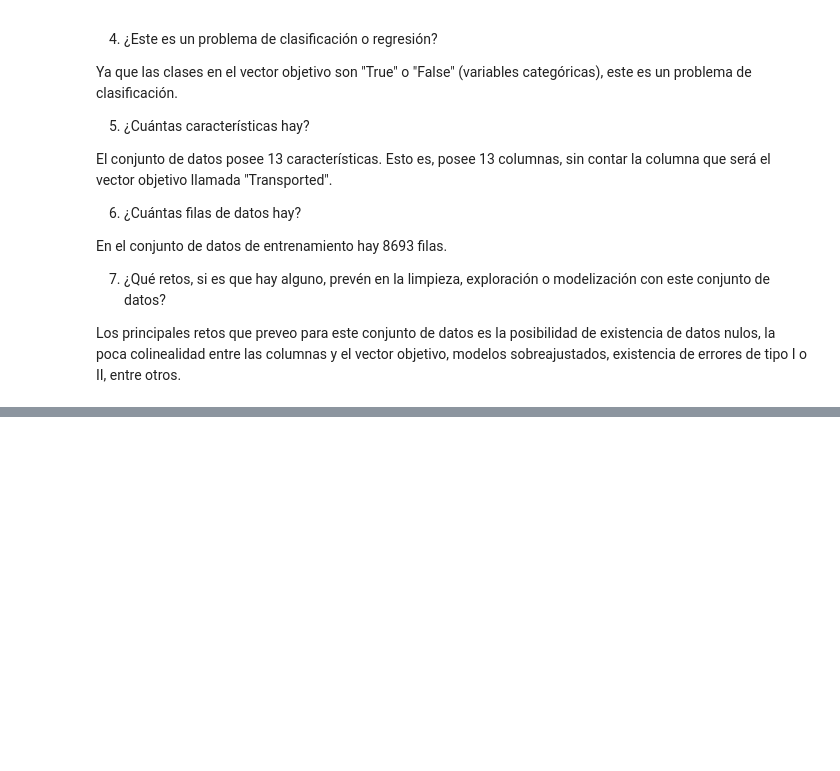
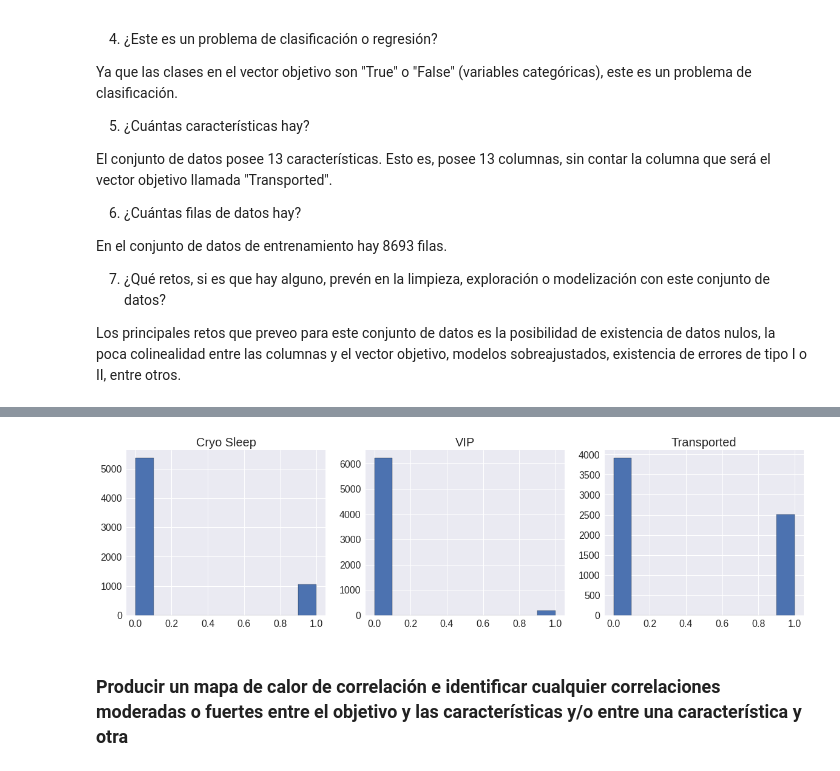
Before and after one commit to Katerine-Chanci-Echeverri/Project-2---Spaceship-Titanic, a Jupyter notebook: Proyecto2_Spaceship_Titanic.ipynb, the cells around one changed output, grey strips where cells are left out. Drawn from its saved outputs; the diff is of its cells as text; code cells hidden in the pictures; blank space fills up the shorter version.

```diff
--- a/Proyecto2_Spaceship_Titanic.ipynb
+++ b/Proyecto2_Spaceship_Titanic.ipynb
@@ -141,0 +633,31 @@ Los principales retos que preveo para este conjunto de datos es la posibilidad d
+# %%
+#Histogram
+plt.figure(figsize = (20,5))
+
+#"CryoSleep"
+plt.subplot(1,3,1)
+plt.style.use("seaborn")
+train_imputed["CryoSleep"].astype(int).hist(edgecolor = "black");
+plt.title("Cryo Sleep", fontsize = 20)
+plt.xticks(fontsize = 16);
+plt.yticks(fontsize = 16);
+
+#"VIP"
+plt.subplot(1,3,2)
+plt.style.use("seaborn")
+train_imputed["VIP"].astype(int).hist(edgecolor = "black");
+plt.title("VIP", fontsize = 20)
+plt.xticks(fontsize = 16);
+plt.yticks(fontsize = 16);
+
+#"Transported"
+plt.subplot(1,3,3)
+plt.style.use("seaborn")
+train_imputed["Transported"].astype(int).hist(edgecolor = "black");
+plt.title("Transported", fontsize = 20)
+plt.xticks(fontsize = 16);
+plt.yticks(fontsize = 16);
+# %% [output]
+[figure, added]
+# %% [markdown]
+### **Producir un mapa de calor de correlación e identificar cualquier correlaciones moderadas o fuertes entre el objetivo y las características y/o entre una característica y otra**
```
Also changed, not shown: parts of 54 cells of this notebook.
